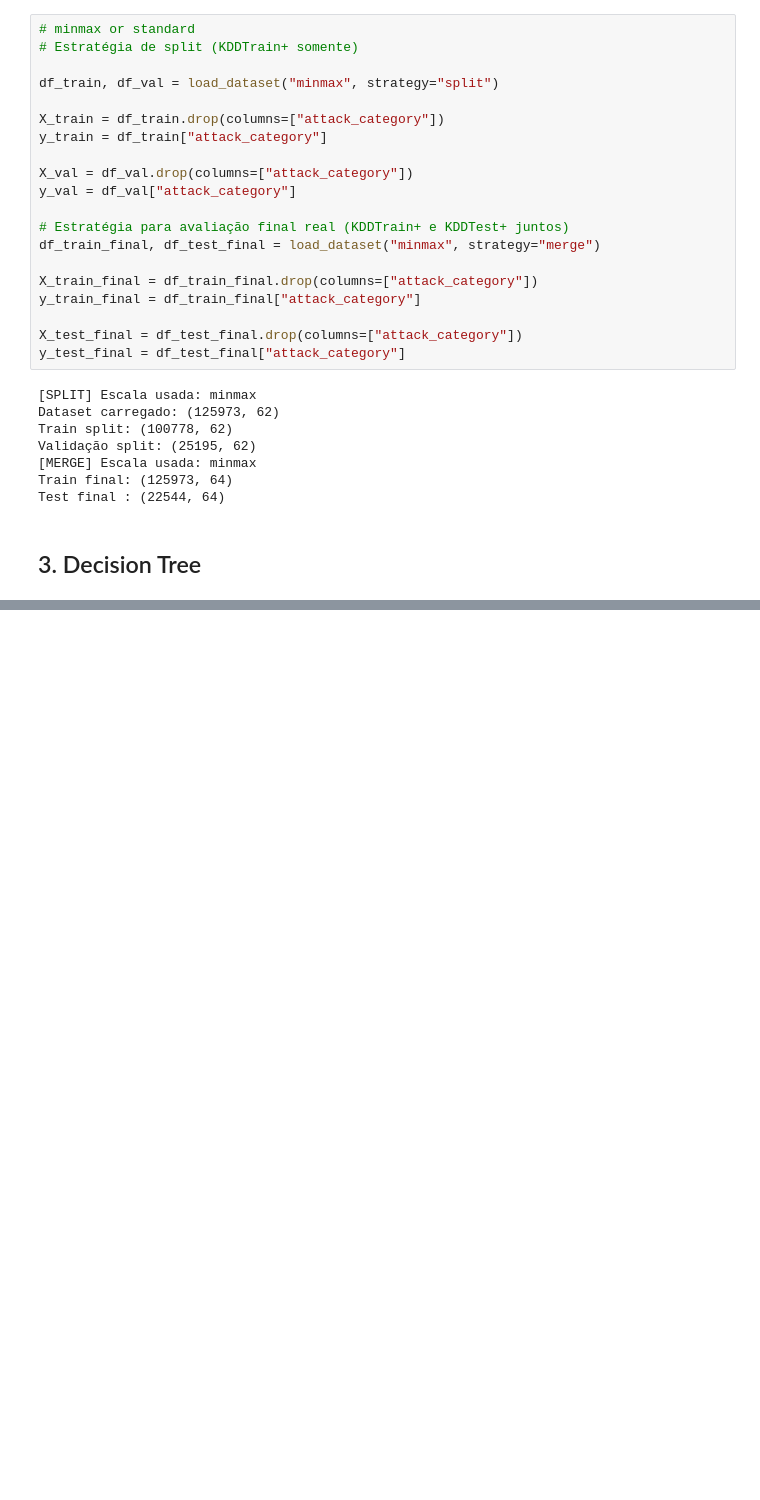
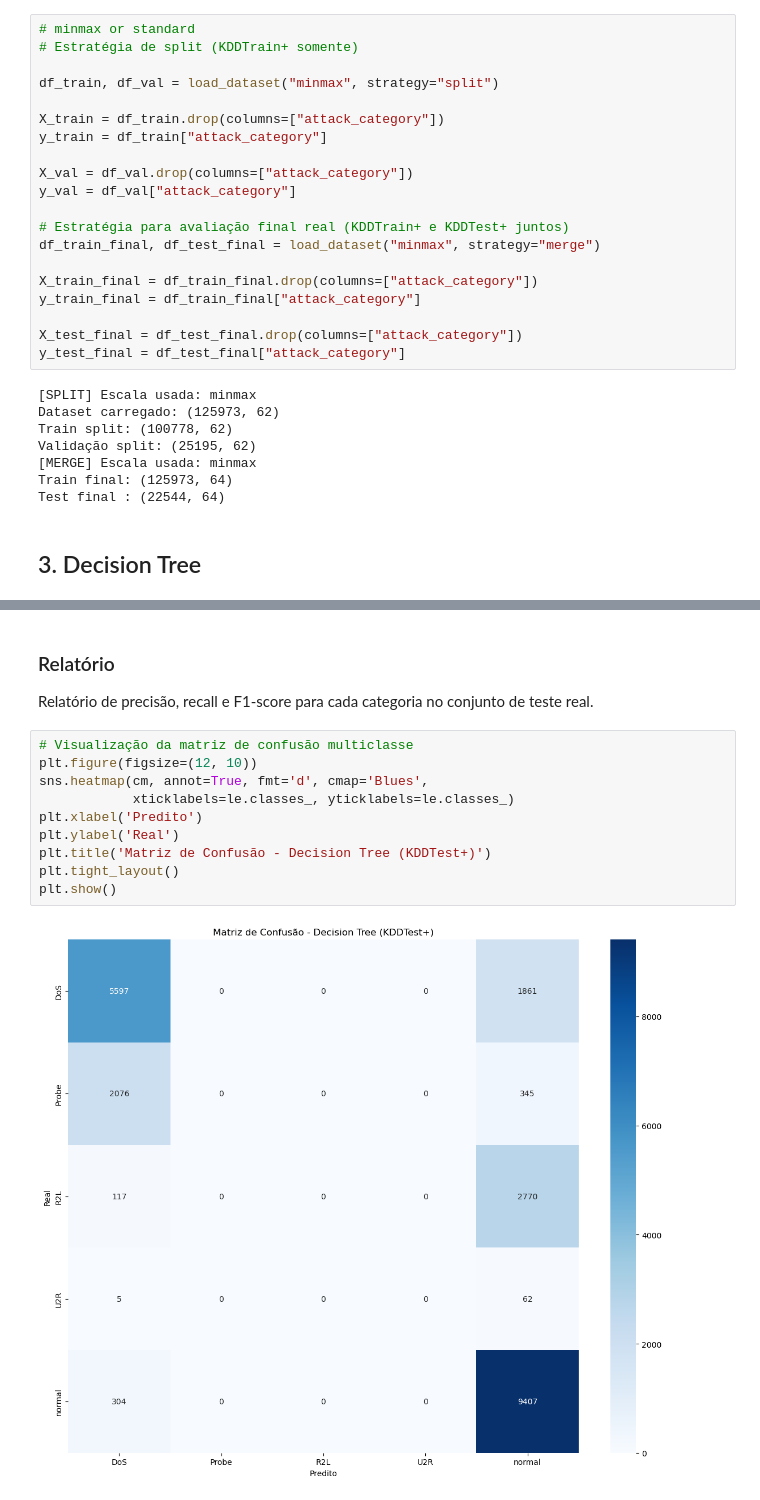
Before and after one commit to pedro-coelho-dr/ml-ids, a Jupyter notebook: notebooks/03_03_decision_tree.ipynb, the cells around one changed output, grey strips where cells are left out. Cells and saved outputs as stored; diff of their text form; blank space fills up the shorter version.

```diff
--- a/notebooks/03_03_decision_tree.ipynb
+++ b/notebooks/03_03_decision_tree.ipynb
@@ -106,0 +438,16 @@ Test final : (22544, 64)
+# %% [markdown]
+### Relatório
+
+Relatório de precisão, recall e F1-score para cada categoria no conjunto de teste real.
+# %%
+# Visualização da matriz de confusão multiclasse
+plt.figure(figsize=(12, 10))
+sns.heatmap(cm, annot=True, fmt='d', cmap='Blues',
+            xticklabels=le.classes_, yticklabels=le.classes_)
+plt.xlabel('Predito')
+plt.ylabel('Real')
+plt.title('Matriz de Confusão - Decision Tree (KDDTest+)')
+plt.tight_layout()
+plt.show()
+# %% [output]
+[figure, added]
```
Also changed, not shown: parts of 14 cells of this notebook, 1 other file.
